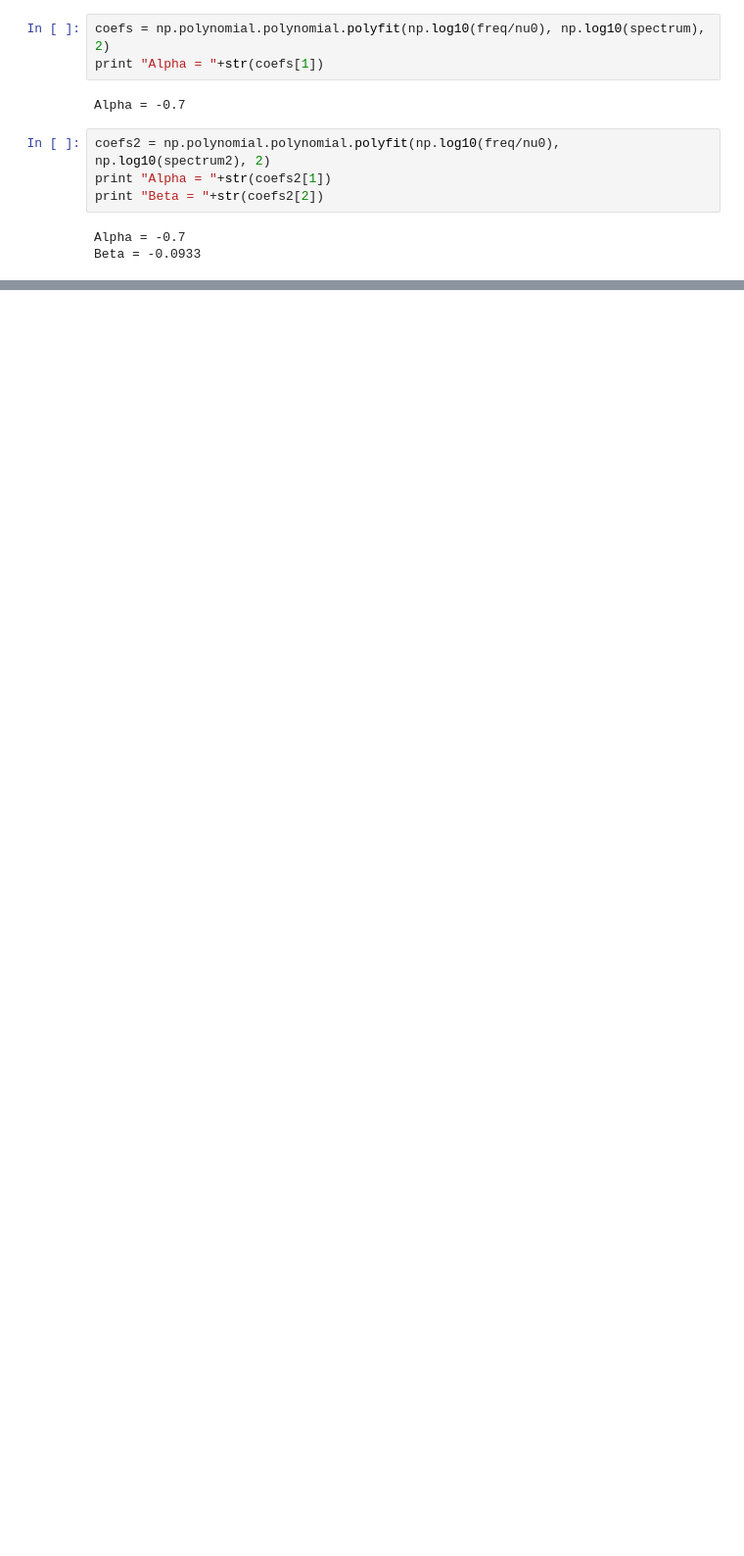
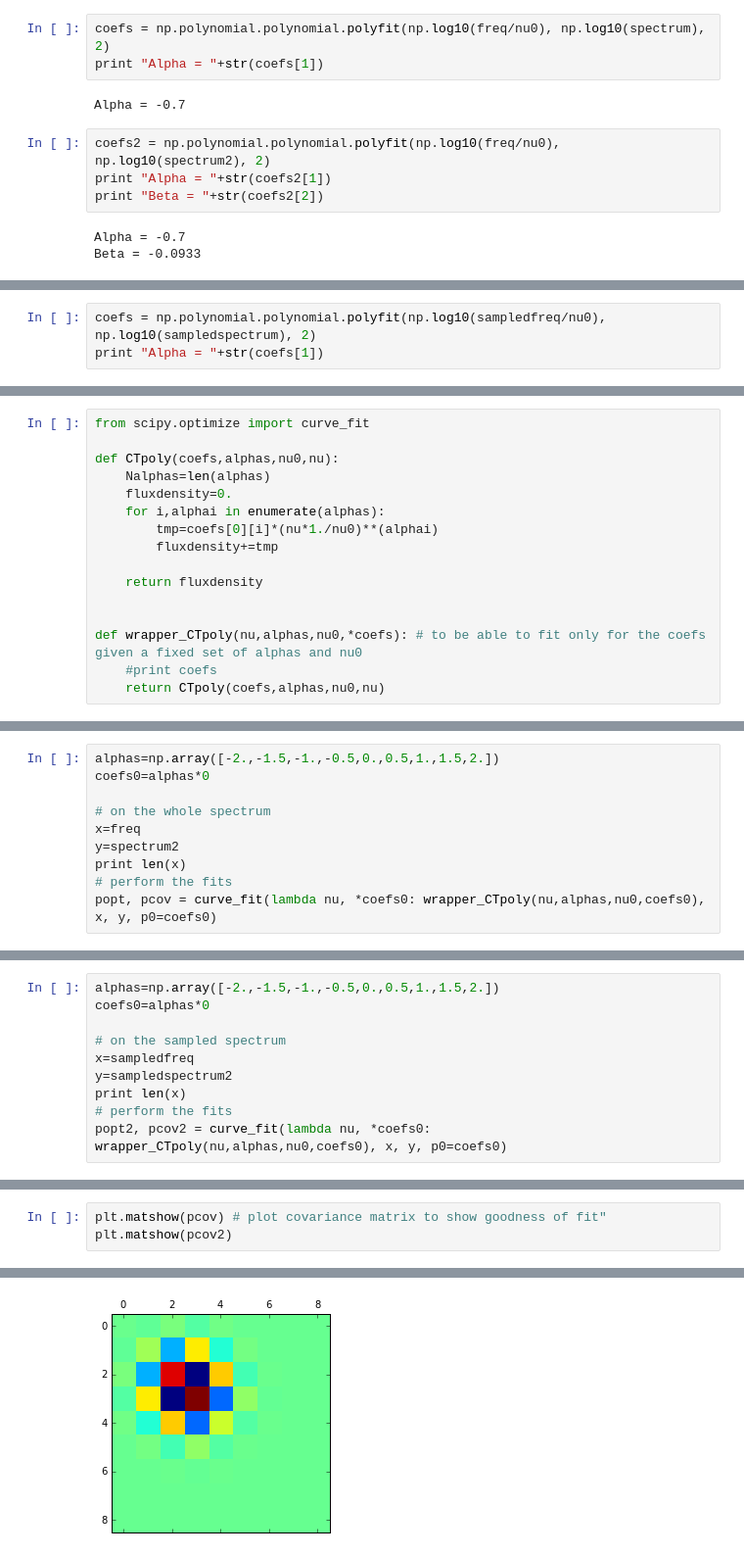
Before and after one commit to bennahugo/algorithm_notebooks, a Jupyter notebook: Taylor expansion vs Cyril expansion.ipynb, the cells around one changed output, grey strips where cells are left out. Shown at 98% size. Cells and saved outputs as stored; diff of their text form; blank space fills up the shorter version.

Commit message:
implementation of Taylor and Cyril method done (need to check how it is performed in DDFacet)

```diff
--- a/Taylor expansion vs Cyril expansion.ipynb
+++ b/Taylor expansion vs Cyril expansion.ipynb
@@ -64,0 +71,3 @@ Beta = -0.0933
+# %%
+coefs = np.polynomial.polynomial.polyfit(np.log10(sampledfreq/nu0), np.log10(sampledspectrum), 2)
+print "Alpha = "+str(coefs[1])
@@ -66,0 +99,16 @@ Beta = -0.0933
+# %%
+from scipy.optimize import curve_fit
+
+def CTpoly(coefs,alphas,nu0,nu):
+    Nalphas=len(alphas)
+    fluxdensity=0.
+    for i,alphai in enumerate(alphas):
+        tmp=coefs[0][i]*(nu*1./nu0)**(alphai)
+        fluxdensity+=tmp
+
+    return fluxdensity
+
+
+def wrapper_CTpoly(nu,alphas,nu0,*coefs): # to be able to fit only for the coefs given a fixed set of alphas and nu0
+    #print coefs
+    return CTpoly(coefs,alphas,nu0,nu)
@@ -66,0 +120,10 @@ Beta = -0.0933
+# %%
+alphas=np.array([-2.,-1.5,-1.,-0.5,0.,0.5,1.,1.5,2.])
+coefs0=alphas*0
+
+# on the whole spectrum
+x=freq
+y=spectrum2
+print len(x)
+# perform the fits
+popt, pcov = curve_fit(lambda nu, *coefs0: wrapper_CTpoly(nu,alphas,nu0,coefs0), x, y, p0=coefs0)
@@ -66,0 +137,10 @@ Beta = -0.0933
+# %%
+alphas=np.array([-2.,-1.5,-1.,-0.5,0.,0.5,1.,1.5,2.])
+coefs0=alphas*0
+
+# on the sampled spectrum
+x=sampledfreq
+y=sampledspectrum2
+print len(x)
+# perform the fits
+popt2, pcov2 = curve_fit(lambda nu, *coefs0: wrapper_CTpoly(nu,alphas,nu0,coefs0), x, y, p0=coefs0)
@@ -66,0 +164,4 @@ Beta = -0.0933
+# %%
+plt.matshow(pcov) # plot covariance matrix to show goodness of fit"
+plt.matshow(pcov2)
+# %% [output]
@@ -66,0 +169 @@ Beta = -0.0933
+[figure, added]
```
Also changed, not shown: parts of 30 cells of this notebook.
